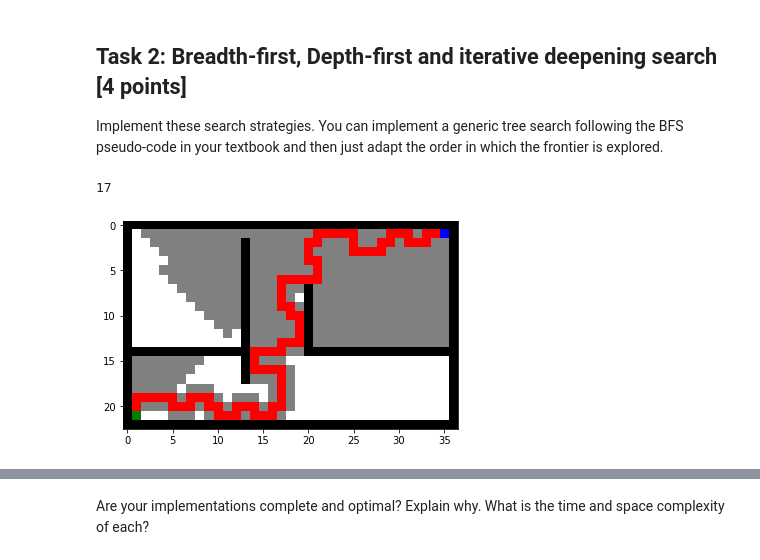
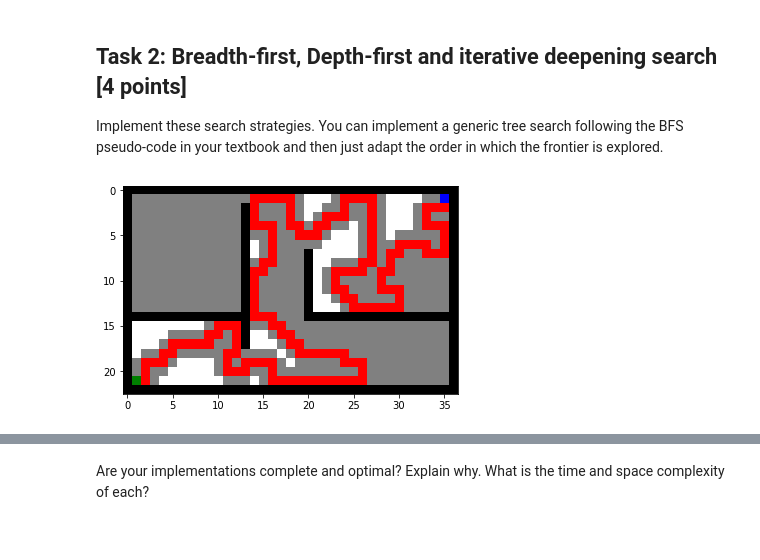
Before and after one commit to Meanings11/CS7320-AI, a Jupyter notebook: Search/Maze.ipynb, the cells around one changed output, grey strips where cells are left out. Cells and saved outputs as stored; diff of their text form; code cells hidden in the pictures.

```diff
--- a/Search/Maze.ipynb
+++ b/Search/Maze.ipynb
@@ -169,13 +169,6 @@ def showPath(maze, path, reached):
             maze_temp[x,y] = "."
 
     show_maze(maze_temp)
-
-
-expand(maze,find_pos(maze, what = "S"))
-expand(maze,[3,6])
-manhattan([8,5], find_pos(maze, what = "G"))
-# %% [output]
-17
 # %%
 def mazeSolver(maze,mode):
     if mode == "IDS":
@@ -194,7 +187,8 @@ def treeSearch(maze, mode= "BFS", limit=0, debug = False, show = False):
     goal = find_pos(maze, what = "G")
     root = Tree(data = start)
     node = root
-    output = None
+    max_depth = 0
+    max_size = 0
 
     # check show maze flag
     if show: maze_vis = np.copy(maze)
@@ -218,42 +212,51 @@ def treeSearch(maze, mode= "BFS", limit=0, debug = False, show = False):
             node = frontier.pop(shortest)
         elif mode == "AST":
             # g(n) + h(n)
-            dis = [len(getPath(n))+manhattan(n.data,goal) for n in frontier]
+            dis = [getDepth(n)+manhattan(n.data,goal) for n in frontier]
             shortest = dis.index(min(dis))
             if debug: print(shortest)
             node = frontier.pop(shortest)
+
+        # update max depth
+        if getDepth(node) > max_depth:
+            max_depth = getDepth(node)
 
         # check if goal
         if look(maze, node.data) == "G":
             return ({"path": getPath(node),
                      "reached": reached,
-                     "max_depth": getDepth(node)})
+                     "max_depth": max_depth,
+                     "max_frontier": max_size})
 
         if debug: print(getDepth(node))
         if debug: root.prettyTree()
 
         # check if surpass limit
         if mode == "IDS":
             if debug: print(node.data)
             if getDepth(node) > limit:
                 if debug:print("PASS")
                 continue
 
         for pos in expand(maze,node.data):
     #           DFS check cycle
             if not pos in reached:
                 new_node = Tree(data = pos)
                 node.addChild(new_node)
                 frontier.append(new_node)
                 reached.append(pos)
                 if show: maze_vis[pos[0], pos[1]] = "."
 
+        #update max frontier size
+        if len(frontier) > max_size:
+            max_size = len(frontier)
+
         if show: show_maze(maze_vis)
 
     return(None) #fail
 
 # output = treeSearch(maze,mode="BFS",debug = False, show = False)
-output = mazeSolver(maze,mode="IDS")
+output = mazeSolver(maze,mode="AST")
 showPath(maze, output["path"], output["reached"])
 # %% [output]
-[figure, old version]
+[figure, new version]
```
Also changed, not shown: parts of 12 cells of this notebook.
